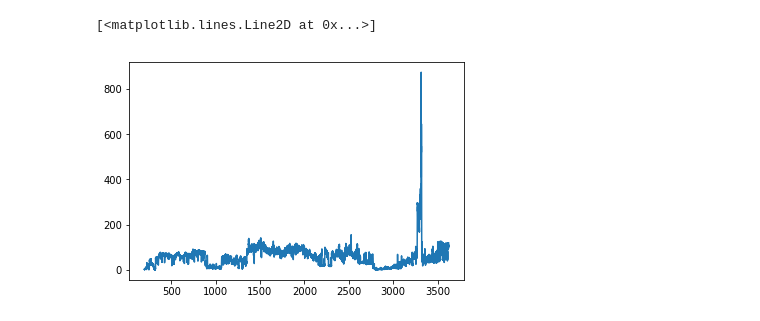
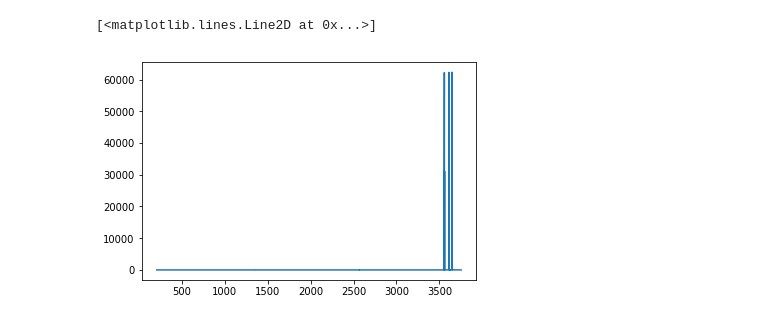
Before and after one commit to olawaleibrahim/PETROPHYSICAL-INTERPRETATION, a Jupyter notebook: Untitled.ipynb, the cells around one changed output. Drawn from its saved outputs; the diff is of its cells as text; code cells hidden in the pictures.

```diff
--- a/Untitled.ipynb
+++ b/Untitled.ipynb
@@ -136,5 +51,5 @@ plt.plot(df['DEPTH'], np.log(df['RT']))
 # %%
-plt.plot(df['DEPTH'], df['GR'])
+plt.plot(df['DEPTH'], df['RT'])
 # %% [output]
 [<matplotlib.lines.Line2D at 0x...>]
-[figure, old version]
+[figure, new version]
```
Also changed, not shown: parts of 27 cells of this notebook, 5 other files.
